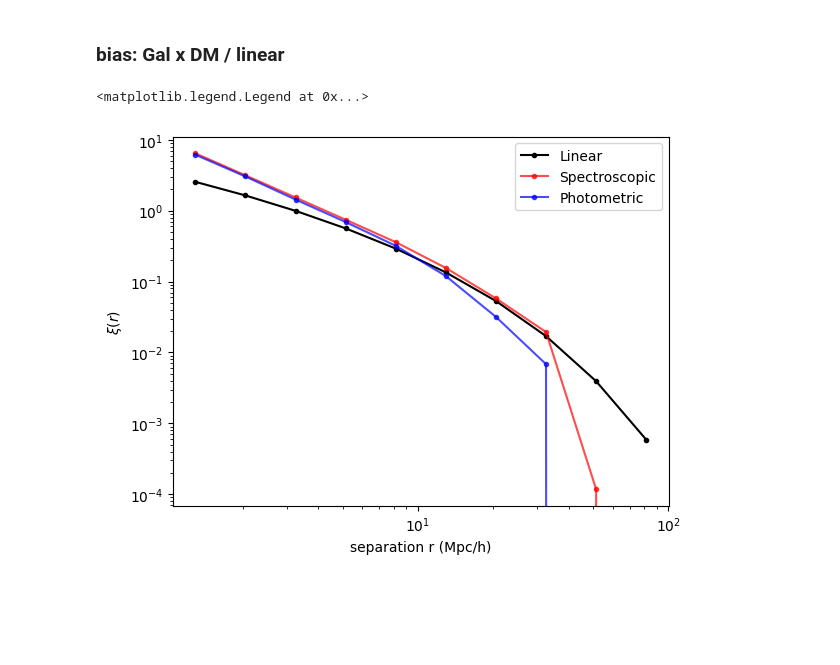
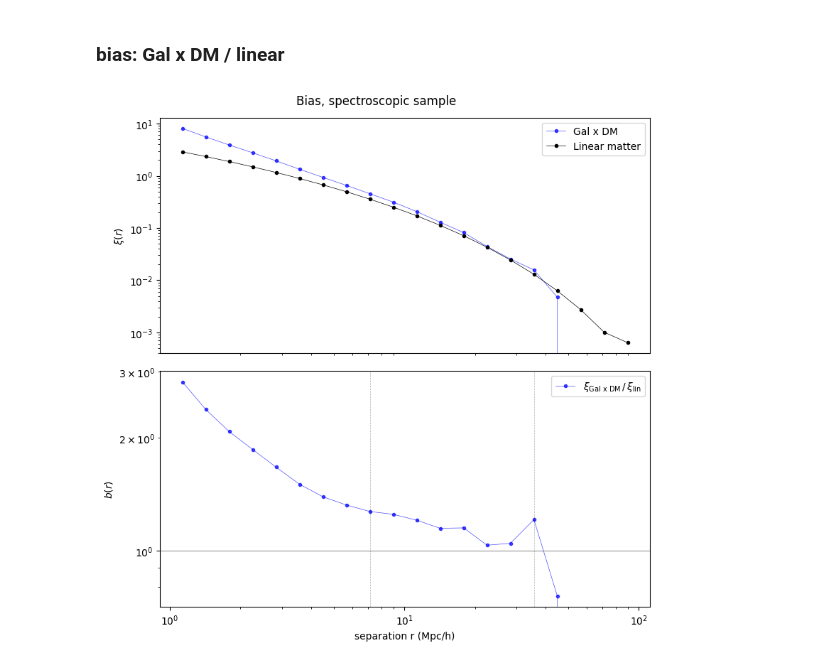
Before and after one commit to abbyw24/small-scale_cross-corrs, a Jupyter notebook: notebooks/wtheta_lin_10-10-23.ipynb, the cells around one changed output. Cells and saved outputs as stored; diff of their text form; code cells hidden in the pictures; blank space fills up the shorter version.

```diff
--- a/notebooks/wtheta_lin_10-10-23.ipynb
+++ b/notebooks/wtheta_lin_10-10-23.ipynb
@@ -195,6 +232,6 @@ rand_pos = np.random.uniform(-L/2, L/2, (n,3))
 # %%
-# parameters
-nbins = 10
+# separation bins
+nbins = 20
 r_edges = np.logspace(np.log10(1), np.log10(100.), nbins+1)
 # %%
 # spectroscopic x DM
@@ -202,16 +240,6 @@ d1 = gal_pos_spec.value + L/2
 d2 = dm_pos.value
 r2 = rand_pos + L/2
 ravg, xix_spec = xi_cross(d1, d2, r2, r_edges, boxsize=L)
-# %%
-ravg, xi_auto_spec = xi_auto(d1, r2, r_edges, boxsize=L)
-# %%
-# photometric x DM
-d1 = gal_pos_phot.value + L/2
-d2 = dm_pos.value
-r2 = rand_pos + L/2
-ravg, xix_phot = xi_cross(d1, d2, r2, r_edges, boxsize=L)
-# %%
-ravg, xi_auto_phot = xi_auto(d1, r2, r_edges, boxsize=L)
 # %%
 # linear theory from Colossus
 xi_lin = tools.linear_2pcf(redshift, ravg)
@@ -218,14 +249,21 @@ xi_lin = tools.linear_2pcf(redshift, ravg)
 # %%
-fig, ax = plt.subplots()
-ax.plot(ravg, xi_lin, 'k.-', label='Linear')
-# ax.plot(ravg, xi_auto_spec, 'r.--', label='Spectroscopic')
-# ax.plot(ravg, xi_auto_phot, 'b.--', label='Photometric')
-ax.plot(ravg, xix_spec, 'r.-', alpha=0.7, label='Spectroscopic')
-ax.plot(ravg, xix_phot, 'b.-', alpha=0.7, label='Photometric')
-ax.loglog()
-ax.set_xlabel('separation r (Mpc/h)')
-ax.set_ylabel(r'$\xi(r)$')
-ax.legend()
+fig, axs = plt.subplots(2, 1, figsize=(8,8))
+axs[0].plot(ravg, xix_spec, 'b.-', lw=0.5, alpha=0.7, label='Gal x DM')
+axs[0].plot(ravg, xi_lin, 'k.-', lw=0.5, label='Linear matter')
+axs[0].set_ylabel(r'$\xi(r)$')
+
+axs[1].plot(ravg, bs_spec, 'b.-', lw=0.5, alpha=0.7, label=r'$\xi_\mathrm{Gal\ x\ DM}\,/\,\xi_\mathrm{lin}$')
+axs[1].axhline(1., c='k', lw=0.5, alpha=0.7)
+axs[1].axvline(ravg[8], ls='--', c='k', lw=0.5, alpha=0.3)
+axs[1].axvline(ravg[-5], ls='--', c='k', lw=0.5, alpha=0.3)
+axs[1].set_ylabel(r'$b(r)$')
+axs[1].set_xlabel('separation r (Mpc/h)')
+
+for ax in axs:
+    ax.loglog()
+    ax.legend()
+axs[0].set_xticks([])
+fig.suptitle('Bias, spectroscopic sample')
+fig.tight_layout()
 # %% [output]
-<matplotlib.legend.Legend at 0x...>
-[figure, old version]
+[figure, new version]
```
Also changed, not shown: parts of 58 cells of this notebook, 1 other file.
